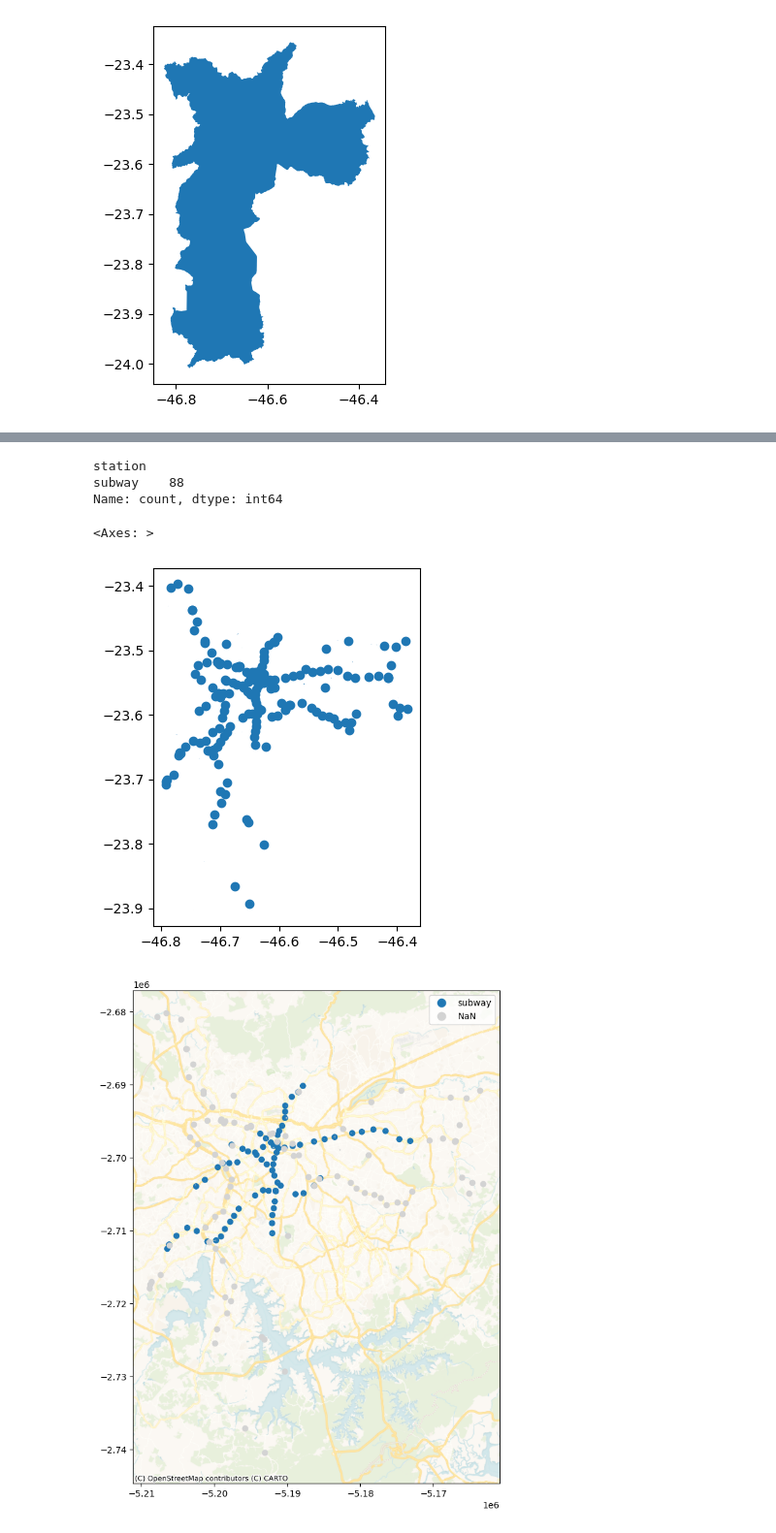
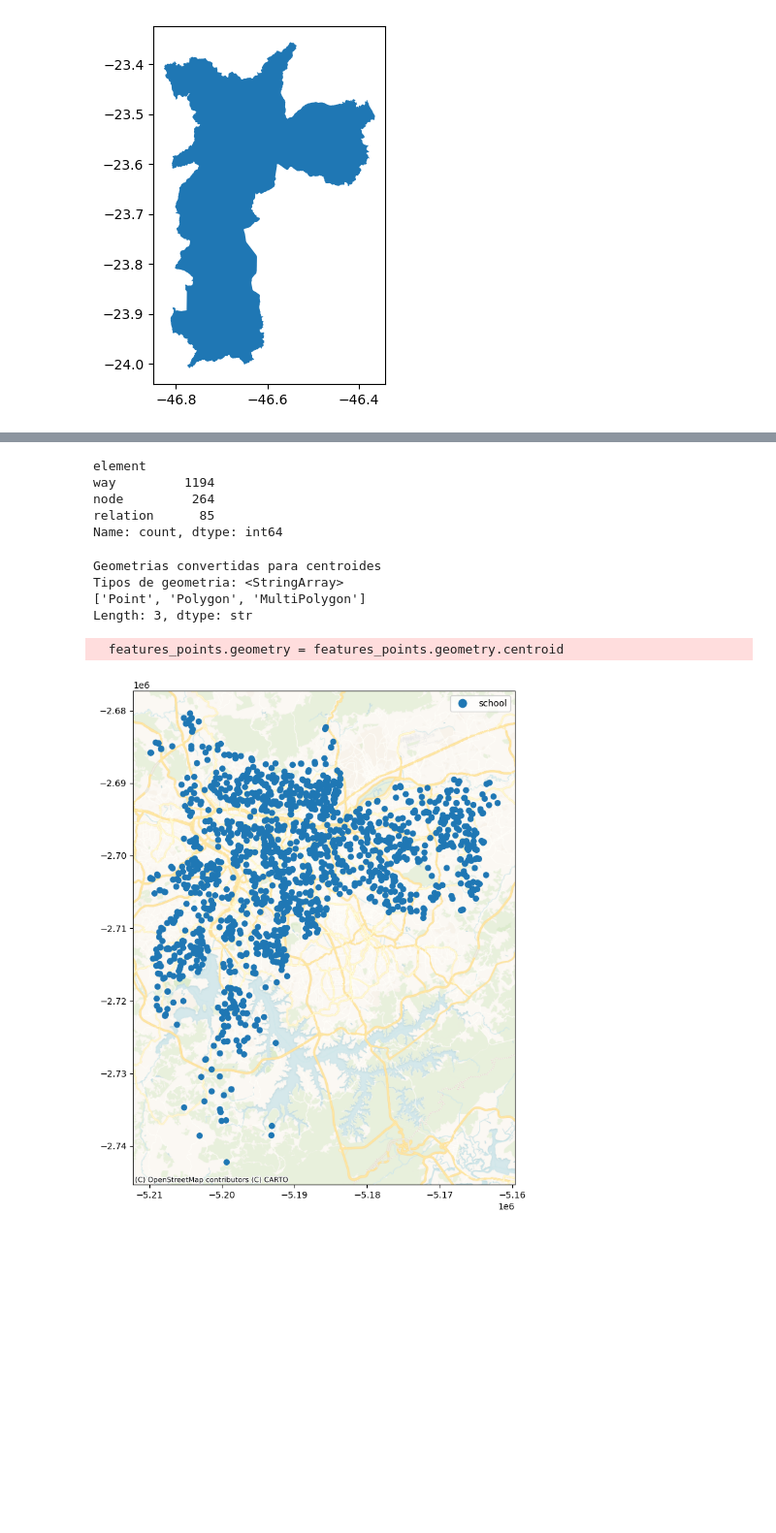
Before and after one commit to MAPi-CEM-USP/etl_osm, a Jupyter notebook: get_features.ipynb, the cells around one changed output, grey strips where cells are left out. Shown at 97% size. Drawn from its saved outputs; the diff is of its cells as text; code cells hidden in the pictures; blank space fills up the shorter version.

Commit message:
Add centroid transformation to polygons

```diff
--- a/get_features.ipynb
+++ b/get_features.ipynb
@@ -31,7 +23,22 @@ tags = {"amenity": ['bar','biergarten','cafe','fast_food','food_court','ice_crea
 # %%
-tags = {"public_transport": ['station']}
+tags = {
+    "amenity": ['school'],#, 'community_centre', 'place_of_worship', 'clinic', 'hospital',
+                #'recycling', 'marketplace', 'kitchen', 'restaurant', 'cafe', 'fast_food',
+                #'bar', 'bus_station', 'waste_disposal', 'bicycle_parking'],
+    "leisure": ['park', 'pitch', 'garden'],
+    "shop": ['bakery', 'supermarket', 'convenience'],
+    "landuse": ['allotments'],
+    "railway": ['station'],
+    "public_transport": ['station'],
+    "highway": ['bus_stop', 'cycleway', 'steps', 'street_lamp'],
+    "footway": ['sidewalk', 'crossing'],
+    "cycleway": ['lane'],
+    "water": ['river'],
+    "hazard": ['flooding']
+}
 # %%
-features = ox.features.features_from_polygon(sp.geometry.iloc[0], tags)
+key = list(tags.keys())[0]
+features = ox.features.features_from_polygon(sp.geometry.iloc[0], {key: tags[key]})
 print("Quantidade de pontos: {}".format(len(features)))
 print(features.columns)
 features.head(5)
@@ -54,23 +62,32 @@ Index(['geometry', 'amenity', 'bus', 'name', 'public_transport', 'trolleybus',
-# %%
-features.value_counts("station", dropna=False)
-# %% [output]
-station
-subway    88
-Name: count, dtype: int64
-# %%
-features.plot()
-# %% [output]
-<Axes: >
-[figure, removed]
+# %%
+features.reset_index().element.value_counts()
+# %% [output]
+element
+way         1194
+node         264
+relation      85
+Name: count, dtype: int64
+# %%
+# Converter polygons em centroides (pontos)
+features_points = features.copy()
+features_points.geometry = features_points.geometry.centroid
+print("Geometrias convertidas para centroides")
+print(f"Tipos de geometria: {features.geometry.geom_type.unique()}")
+# %% [output]
+Geometrias convertidas para centroides
+Tipos de geometria: <StringArray>
+['Point', 'Polygon', 'MultiPolygon']
+Length: 3, dtype: str
+  features_points.geometry = features_points.geometry.centroid
 # %%
-ax = features.to_crs(epsg=3857).plot(
-    column='station',
+ax = features_points.to_crs(epsg=3857).plot(
+    column=key,
     categorical=True,
     legend=True,
     figsize=(10, 10),
     cmap='tab20',
     missing_kwds={'color': 'lightgrey'}
 )
 cx.add_basemap(ax, source=cx.providers.CartoDB.VoyagerNoLabels)
 # %% [output]
-[figure, old version]
+[figure, new version]
```
Also changed, not shown: parts of 2 cells of this notebook.
